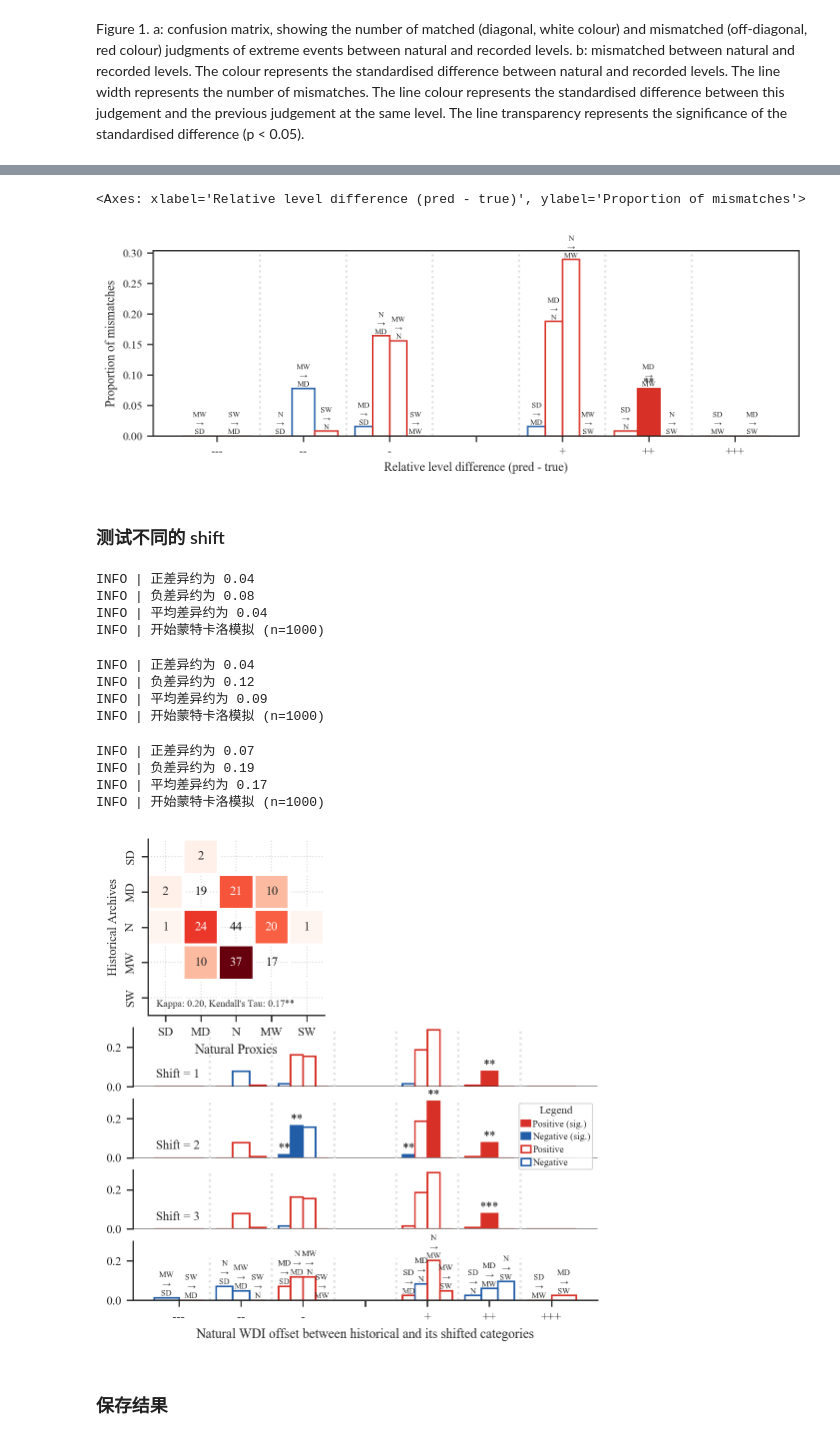
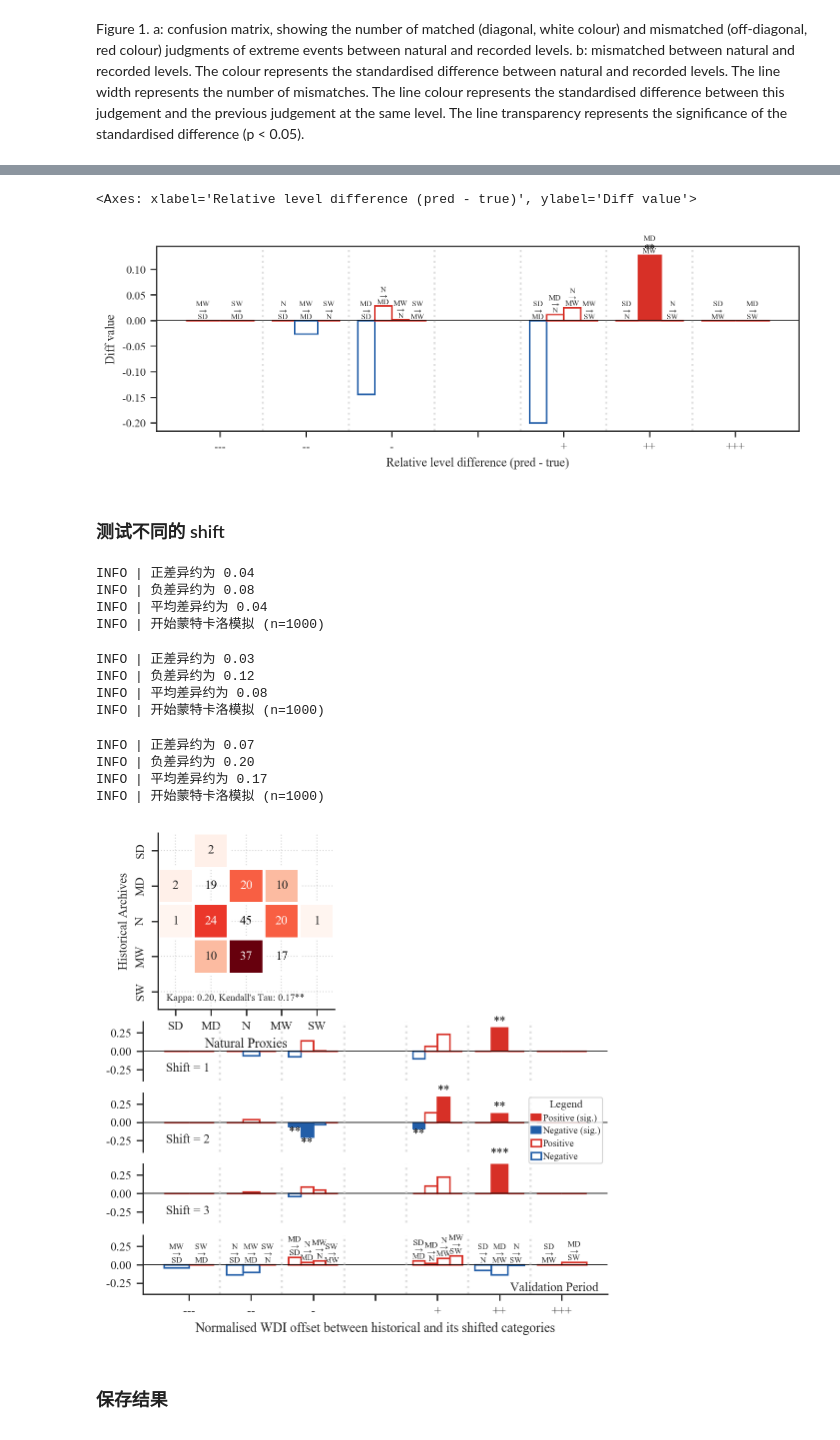
Before and after one commit to SongshGeo/shifting_baseline, a Jupyter notebook: reports/mismatch.ipynb, the cells around one changed output, grey strips where cells are left out. Saved outputs shown, nothing was run; the diff lists cells and outputs as text; code cells hidden in the pictures.

Commit message:
fix: :bug: 更新 abm.ipynb、history.ipynb 和 mismatch.ipynb 中的执行计数，调整输出数据格式，修正相关性计算结果，优化可视化效果和日志记录，提升代码可读性。

```diff
--- a/reports/mismatch.ipynb
+++ b/reports/mismatch.ipynb
@@ -150,12 +153,22 @@ mismatch_report.diff_matrix.abs().mean().mean()
 # %%
-mismatch_report.plot_mismatch_bar(show_pair_labels=True)
+mismatch_report.plot_mismatch_bar(show_pair_labels=True, y_metric="diff")
 # %% [output]
-<Axes: xlabel='Relative level difference (pred - true)', ylabel='Proportion of mismatches'>
+<Axes: xlabel='Relative level difference (pred - true)', ylabel='Diff value'>
-[figure, old version]
+[figure, new version]
 # %% [markdown]
 ### 测试不同的 shift
 # %%
 from matplotlib import pyplot as plt
+
+y_metric = "norm_contribution"  # 选择 y 轴的 metric
+if y_metric == "diff":
+    ylim = (-0.15, 0.15)
+elif y_metric == "contribution":
+    ylim = (-0.02, 0.02)
+elif y_metric == "proportion":
+    ylim = (0, 0.3)
+elif y_metric == "norm_contribution":
+    ylim = (-0.4, 0.4)
 
 fig = plt.figure(figsize=(6, 6), constrained_layout=False)
 gs = fig.add_gridspec(
@@ -184,46 +197,57 @@ for shift in range(1, 4):
     log.info(f"平均差异约为 {mismatch_report.get_mean_diff():.2f}")
     mismatch_report.analyze_error_patterns(shift=shift)
     mismatch_report.plot_mismatch_bar(
-        ax=ax, show_legend=show_legend, legend_loc="upper right"
+        ax=ax,
+        show_legend=show_legend,
+        legend_loc="upper right",
+        y_metric=y_metric,
+        ylim=ylim,
     )
     bar_axs.append(ax)
     ax.set_facecolor("none")
     ax.set_xlabel("")
     ax.set_xticks([])
     ax.grid(False)
     ax.text(0.05, 0.15, f"Shift = {shift}", transform=ax.transAxes, fontsize=9)
 
 # 绘制 validation 的图
 val_ax = fig.add_subplot(gs[-1, :])
-validation_mismatch_report.plot_mismatch_bar(ax=val_ax, show_pair_labels=True)
+validation_mismatch_report.plot_mismatch_bar(
+    ax=val_ax,
+    show_pair_labels=True,
+    y_metric=y_metric,
+    ylim=ylim,
+)
 val_ax.set_facecolor("none")
 
 for ax in [*bar_axs, val_ax]:
     ax.spines["top"].set_visible(False)
     ax.spines["right"].set_visible(False)
     ax.spines["bottom"].set_visible(False)
-    ax.set_ylim(0, 0.3)
     ax.set_ylabel("")
 
 
 val_ax.spines["bottom"].set_visible(True)
-val_ax.set_xlabel("Natural WDI offset between historical and its shifted categories")
-fig.savefig(cfg.ds.fig3)
+val_ax.text(
+    0.98, 0.05, "Validation Period", ha="right", transform=val_ax.transAxes, fontsize=9
+)
+val_ax.set_xlabel("Normalised WDI offset between historical and its shifted categories")
+# fig.savefig(cfg.ds.fig3)
 plt.show();
 # %% [output]
 INFO | 正差异约为 0.04
 INFO | 负差异约为 0.08
 INFO | 平均差异约为 0.04
 INFO | 开始蒙特卡洛模拟 (n=1000)
-INFO | 正差异约为 0.04
+INFO | 正差异约为 0.03
 INFO | 负差异约为 0.12
-INFO | 平均差异约为 0.09
+INFO | 平均差异约为 0.08
 INFO | 开始蒙特卡洛模拟 (n=1000)
 INFO | 正差异约为 0.07
-INFO | 负差异约为 0.19
+INFO | 负差异约为 0.20
 INFO | 平均差异约为 0.17
 INFO | 开始蒙特卡洛模拟 (n=1000)
-[figure, old version]
+[figure, new version]
 # %% [markdown]
 ### 保存结果
 # %%
```
Also changed, not shown: parts of 8 cells of this notebook, 5 other files.
